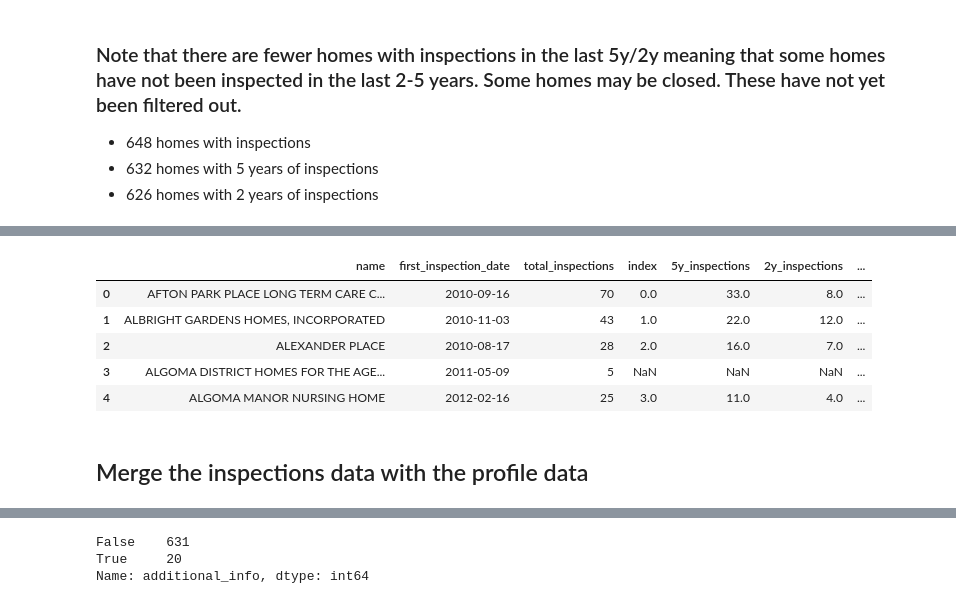
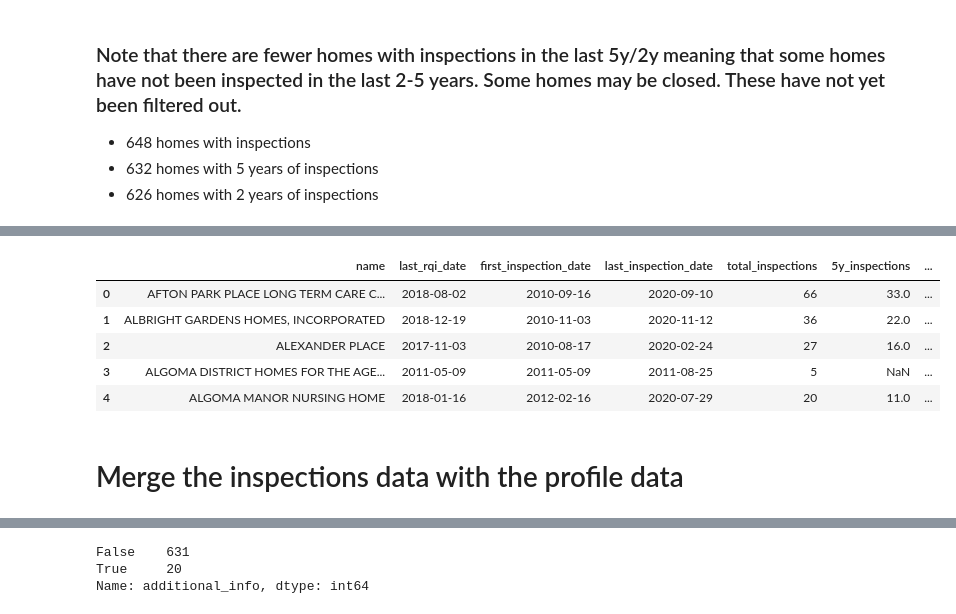
Before and after one commit to nganlyle/wrangle_covid, a Jupyter notebook: LTChomes_analysis_ON/webscraping/LTCgen_data_process.ipynb, the cells around one changed output, grey strips where cells are left out. Drawn from its saved outputs; the diff is of its cells as text; code cells hidden in the pictures.

```diff
--- a/LTChomes_analysis_ON/webscraping/process_LTCgen_data.ipynb
+++ b/LTChomes_analysis_ON/webscraping/LTCgen_data_process.ipynb
@@ -95,6 +190,6 @@ inspect.head()
 # %%
-# filter for total inspections through to Jan 2020
-df_total = inspect[(inspect['inspection_dates'] < '2020-01-01')]
+# filter for total inspections through to end date
+df_total = inspect[(inspect['inspection_dates'] < end_date)]
 
 # create a df with total number of inspections
 df_total = df_total.groupby(['name']).size().to_frame('total_inspections').reset_index()
@@ -115,8 +212,8 @@ memory usage: 10.2+ KB
 | 3 | ALGOMA DISTRICT HOMES FOR THE AGE... | 5 |
 | 4 | ALGOMA MANOR NURSING HOME | 20 |
 # %%
-# filter for inspections in last 5y - Jan 2015 to Jan 2020
-df_5y = inspect[(inspect['inspection_dates'] > '2014-12-31') & (inspect['inspection_dates'] < '2020-01-01')]
+# filter for inspections in last 5y - Jan 2015 to end date
+df_5y = inspect[(inspect['inspection_dates'] > '2014-12-31') & (inspect['inspection_dates'] < end_date)]
 
 # create df with number of inspections in the last 5 years
 df_5y = df_5y.groupby(['name']).size().to_frame('5y_inspections')
@@ -137,8 +236,8 @@ memory usage: 9.9+ KB
 | ALGOMA MANOR NURSING HOME | 11 |
 | ALGONQUIN NURSING HOME | 13 |
 # %%
-# filter for inspections in last 2y - Jan 2018 to Jan 2020
-df_2y = inspect[(inspect['inspection_dates'] > '2017-12-31') & (inspect['inspection_dates'] < '2020-01-01')]
+# filter for inspections in last 2y - Jan 2018 to end date
+df_2y = inspect[(inspect['inspection_dates'] > '2017-12-31') & (inspect['inspection_dates'] < end_date)]
 
 # create df with number of inspections in the last 2 years
 df_2y = df_2y.groupby(['name']).size().to_frame('2y_inspections')
@@ -190,45 +291,39 @@ df_critical = inspect[inspect["inspection_types"].str.contains('Critical Inciden
 df_withOrders = inspect[inspect["inspection_types"].str.contains('Order(s)', regex=False, na=False)]
 
 # Count the number of inspections containing the words "Compliants", "Critical Incident" and "Order(s)" for each home
-df_complaints_total = df_complaints[(df_complaints['inspection_dates'] < '2020-01-01')]
+df_complaints_total = df_complaints[(df_complaints['inspection_dates'] < end_date)]
 df_complaints_total = df_complaints.groupby(['name']).size().to_frame('total_complaints').reset_index()
 
-df_critical_total = df_critical[(df_critical['inspection_dates'] < '2020-01-01')]
+df_critical_total = df_critical[(df_critical['inspection_dates'] < end_date)]
 df_critical_total = df_critical.groupby(['name']).size().to_frame('total_critical').reset_index()
 
-df_withOrders_total = df_withOrders[(df_withOrders['inspection_dates'] < '2020-01-01')]
+df_withOrders_total = df_withOrders[(df_withOrders['inspection_dates'] < end_date)]
 df_withOrders_total = df_withOrders.groupby(['name']).size().to_frame('total_withOrders').reset_index()
 
 # Complaints, critical and withOrders in the last 5y
-# df_complaints = inspect[inspect["inspection_types"].str.contains('Complaints', regex=False, na=False) ]
 df_complaints_5y = df_complaints[(df_complaints['inspection_dates'] > '2014-12-31') &
-                                 (df_complaints['inspection_dates'] < '2020-01-01')]
+                                 (df_complaints['inspection_dates'] < end_date)]
 df_complaints_5y = df_complaints_5y.groupby(['name']).size().to_frame('5y_complaints').reset_index()
 
-# df_critical = inspect[inspect["inspection_types"].str.contains('Critical Incident', regex=False, na=False) ]
 df_critical_5y = df_critical[(df_critical['inspection_dates'] > '2014-12-31') &
-                             (df_critical['inspection_dates'] < '2020-01-01')]
+                             (df_critical['inspection_dates'] < end_date)]
 df_critical_5y = df_critical_5y.groupby(['name']).size().to_frame('5y_critical').reset_index()
 
-# df_withOrders = inspect[inspect["inspection_types"].str.contains('Order(s)', regex=False, na=False) ]
 df_withOrders_5y = df_withOrders[(df_withOrders['inspection_dates'] > '2014-12-31') &
-                                 (df_withOrders['inspection_dates'] < '2020-01-01')]
+                                 (df_withOrders['inspection_dates'] < end_date)]
 df_withOrders_5y = df_withOrders_5y.groupby(['name']).size().to_frame('5y_withOrders').reset_index()
 
 # Complaints, critical and withOrders in the last 2y
-# df_complaints = inspect[inspect["inspection_types"].str.contains('Complaints', regex=False, na=False) ]
 df_complaints_2y = df_complaints[(df_complaints['inspection_dates'] > '2017-12-31') &
-                                 (df_complaints['inspection_dates'] < '2020-01-01')]
+                                 (df_complaints['inspection_dates'] < end_date)]
 df_complaints_2y = df_complaints_2y.groupby(['name']).size().to_frame('2y_complaints').reset_index()
 
-# df_critical = inspect[inspect["inspection_types"].str.contains('Critical Incident', regex=False, na=False) ]
 df_critical_2y = df_critical[(df_critical['inspection_dates'] > '2017-12-31') &
-                             (df_critical['inspection_dates'] < '2020-01-01')]
+                             (df_critical['inspection_dates'] < end_date)]
 df_critical_2y = df_critical_2y.groupby(['name']).size().to_frame('2y_critical').reset_index()
 
-# df_withOrders = inspect[inspect["inspection_types"].str.contains('Order(s)', regex=False, na=False) ]
 df_withOrders_2y = df_withOrders[(df_withOrders['inspection_dates'] > '2017-12-31') &
-                                 (df_withOrders['inspection_dates'] < '2020-01-01')]
+                                 (df_withOrders['inspection_dates'] < end_date)]
 df_withOrders_2y = df_withOrders_2y.groupby(['name']).size().to_frame('2y_withOrders').reset_index()
 # %%
 # # Inspect the multiple dataframes
@@ -279,7 +359,7 @@ See the caveats in the documentation: http://pandas.pydata.org/pandas-docs/stabl
 # %%
 # Merge the dataframes on home name
 from functools import reduce
-list_inspections_dfs = [df_first, df_total, df_5y, df_2y,
+list_inspections_dfs = [last_rqi_dates, df_first, df_total, df_5y, df_2y,
                         df_complaints_total, df_complaints_5y, df_complaints_2y,
                         df_critical_total, df_critical_5y, df_critical_2y,
                         df_withOrders_total, df_withOrders_5y, df_withOrders_2y]
@@ -311,11 +388,11 @@ memory usage: 81.0+ KB
-|  | name | first_inspection_date | total_inspections | index | 5y_inspections | 2y_inspections | ... |
-| 0 | AFTON PARK PLACE LONG TERM CARE C... | 2010-09-16 | 70 | 0.0 | 33.0 | 8.0 | ... |
-| 1 | ALBRIGHT GARDENS HOMES, INCORPORATED | 2010-11-03 | 43 | 1.0 | 22.0 | 12.0 | ... |
-| 2 | ALEXANDER PLACE | 2010-08-17 | 28 | 2.0 | 16.0 | 7.0 | ... |
-| 3 | ALGOMA DISTRICT HOMES FOR THE AGE... | 2011-05-09 | 5 | NaN | NaN | NaN | ... |
-| 4 | ALGOMA MANOR NURSING HOME | 2012-02-16 | 25 | 3.0 | 11.0 | 4.0 | ... |
+|  | name | last_rqi_date | first_inspection_date | last_inspection_date | total_inspections | 5y_inspections | ... |
+| 0 | AFTON PARK PLACE LONG TERM CARE C... | 2018-08-02 | 2010-09-16 | 2020-09-10 | 66 | 33.0 | ... |
+| 1 | ALBRIGHT GARDENS HOMES, INCORPORATED | 2018-12-19 | 2010-11-03 | 2020-11-12 | 36 | 22.0 | ... |
+| 2 | ALEXANDER PLACE | 2017-11-03 | 2010-08-17 | 2020-02-24 | 27 | 16.0 | ... |
+| 3 | ALGOMA DISTRICT HOMES FOR THE AGE... | 2011-05-09 | 2011-05-09 | 2011-08-25 | 5 | NaN | ... |
+| 4 | ALGOMA MANOR NURSING HOME | 2018-01-16 | 2012-02-16 | 2020-07-29 | 20 | 11.0 | ... |
 # %% [markdown]
-## Merge the inspections data with the profile data
+# Merge the inspections data with the profile data
 # %%
 # Merge the dfs
 ltc_scrape = pd.merge(left=profile, right=df_inspections, how='left', left_on='name', right_on='name')
```
Also changed, not shown: parts of 33 cells of this notebook, 8 other files.
